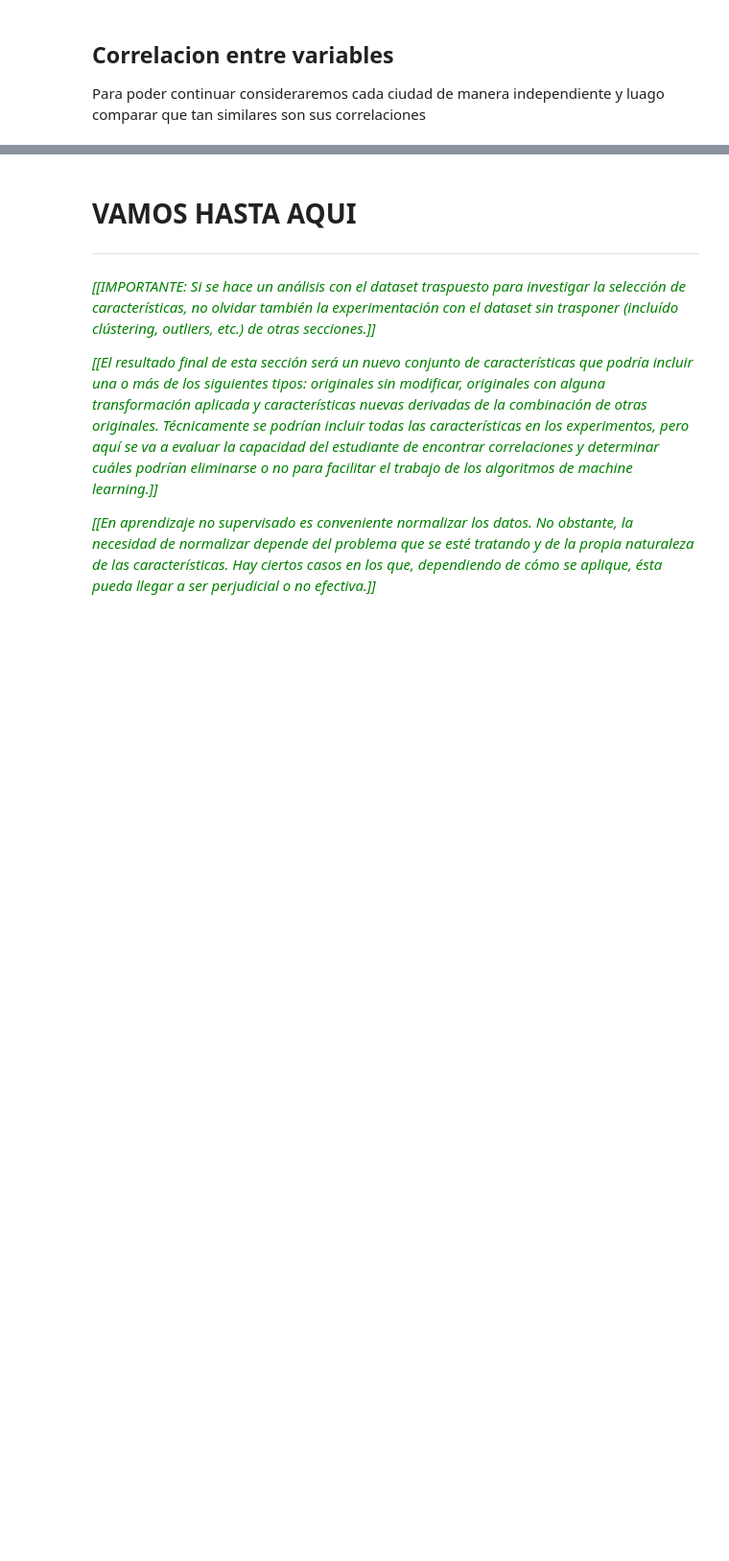
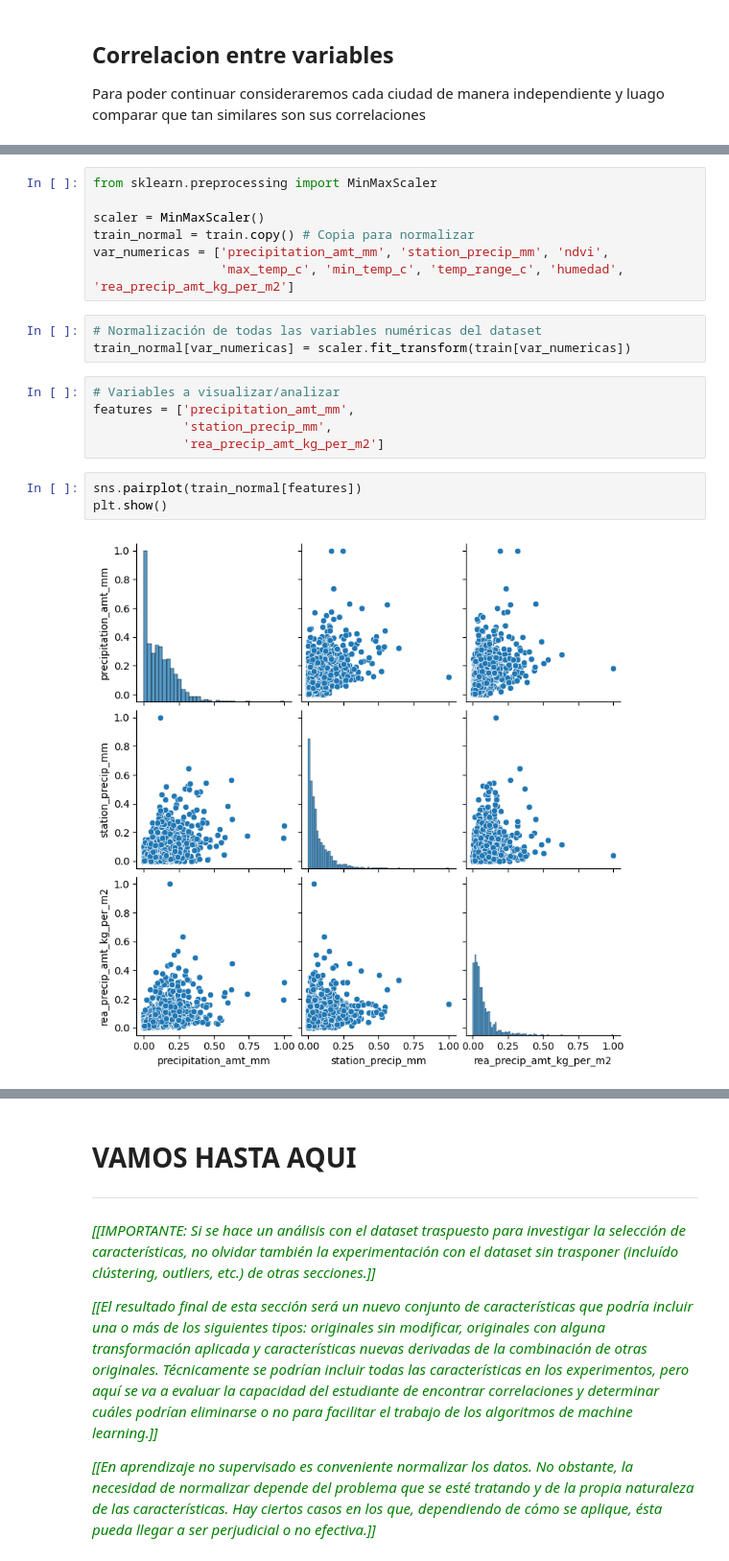
Before and after one commit to ernestopalacios/07MBID, a Jupyter notebook: AG1_ErnestoPalacios.ipynb, the cells around one changed output, grey strips where cells are left out. Shown at 96% size. Cells and saved outputs as stored; diff of their text form; blank space fills up the shorter version.

```diff
--- a/AG1_ErnestoPalacios.ipynb
+++ b/AG1_ErnestoPalacios.ipynb
@@ -873,0 +915,20 @@ Esto es algo que debemos tomar en cuenta si encontramos que estas dos variables
+# %%
+from sklearn.preprocessing import MinMaxScaler
+
+scaler = MinMaxScaler()
+train_normal = train.copy() # Copia para normalizar
+var_numericas = ['precipitation_amt_mm', 'station_precip_mm', 'ndvi',
+                 'max_temp_c', 'min_temp_c', 'temp_range_c', 'humedad', 'rea_precip_amt_kg_per_m2']
+# %%
+# Normalización de todas las variables numéricas del dataset
+train_normal[var_numericas] = scaler.fit_transform(train[var_numericas])
+# %%
+# Variables a visualizar/analizar
+features = ['precipitation_amt_mm',
+            'station_precip_mm',
+            'rea_precip_amt_kg_per_m2']
+# %%
+sns.pairplot(train_normal[features])
+plt.show()
+# %% [output]
+[figure, added]
```
Also changed, not shown: parts of 23 cells of this notebook.
